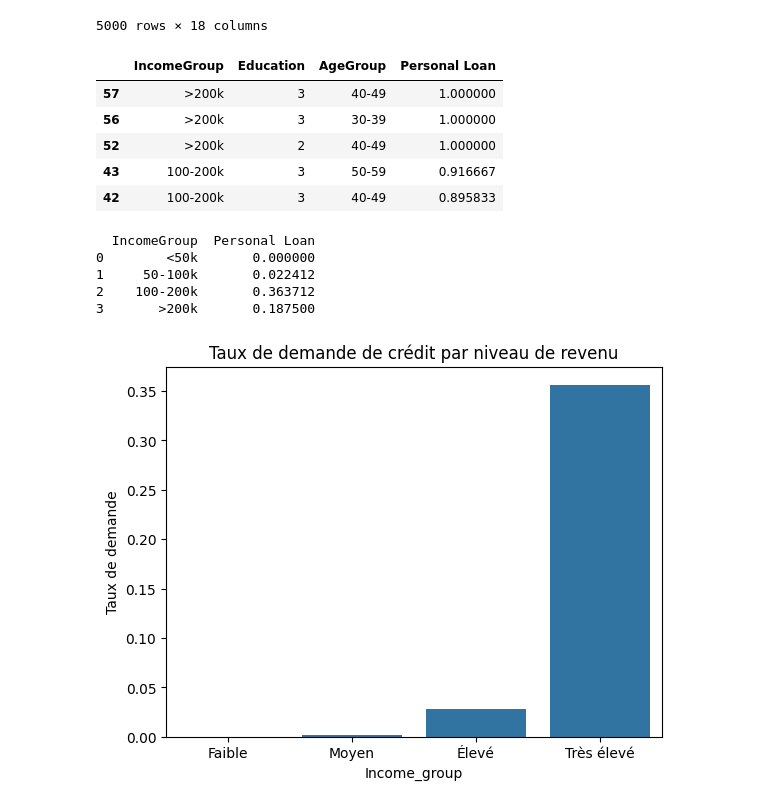
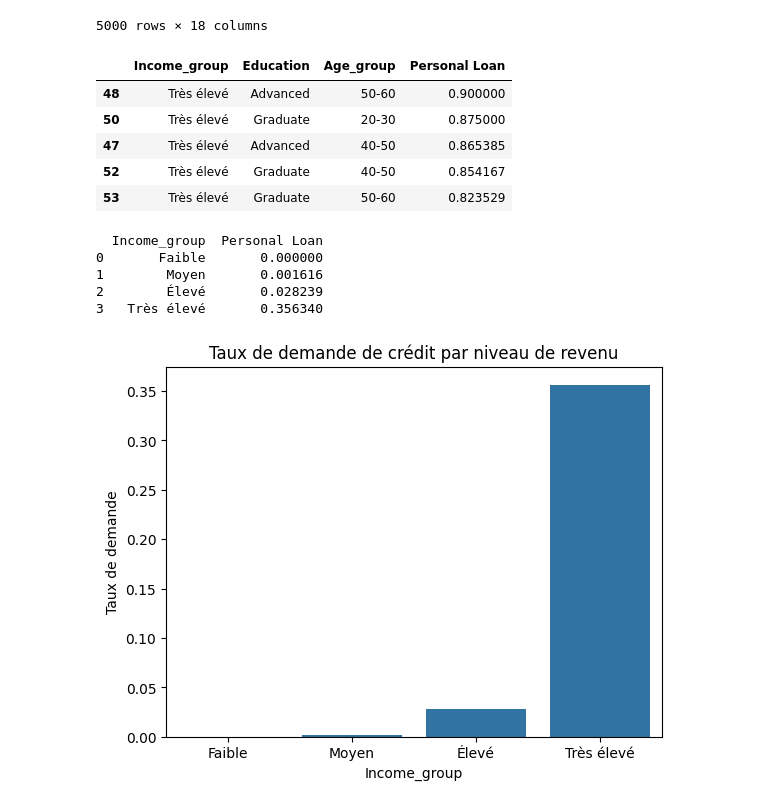
Before and after one commit to mpakaBrice/bank-loan-analysis, a Jupyter notebook: prêt_bancaire_projet.ipynb, the cells around one changed output. Drawn from its saved outputs; the diff is of its cells as text; code cells hidden in the pictures.

```diff
--- a/prêt_bancaire_projet.ipynb
+++ b/prêt_bancaire_projet.ipynb
@@ -380,31 +413,31 @@ df
 5000 rows × 18 columns
 # %%
 profil = df.groupby(
-    ["IncomeGroup", "Education", "AgeGroup"]
+    ["Income_group", "Education", "Age_group"]
 )["Personal Loan"].mean().reset_index()
 
 profil.sort_values("Personal Loan", ascending=False).head(5)
 # %% [output]
-|  | IncomeGroup | Education | AgeGroup | Personal Loan |
-| 57 | >200k | 3 | 40-49 | 1.000000 |
-| 56 | >200k | 3 | 30-39 | 1.000000 |
-| 52 | >200k | 2 | 40-49 | 1.000000 |
-| 43 | 100-200k | 3 | 50-59 | 0.916667 |
-| 42 | 100-200k | 3 | 40-49 | 0.895833 |
+|  | Income_group | Education | Age_group | Personal Loan |
+| 48 | Très élevé | Advanced | 50-60 | 0.900000 |
+| 50 | Très élevé | Graduate | 20-30 | 0.875000 |
+| 47 | Très élevé | Advanced | 40-50 | 0.865385 |
+| 52 | Très élevé | Graduate | 40-50 | 0.854167 |
+| 53 | Très élevé | Graduate | 50-60 | 0.823529 |
 # %%
 taux_income = (
-    df.groupby("IncomeGroup")["Personal Loan"]
+    df.groupby("Income_group")["Personal Loan"]
       .mean()
       .reset_index()
 )
 
 print(taux_income)
 # %% [output]
-  IncomeGroup  Personal Loan
-0        <50k       0.000000
-1     50-100k       0.022412
-2    100-200k       0.363712
-3       >200k       0.187500
+  Income_group  Personal Loan
+0       Faible       0.000000
+1        Moyen       0.001616
+2        Élevé       0.028239
+3   Très élevé       0.356340
 # %%
 sns.barplot(data=taux_income, x="Income_group", y="Personal Loan")
 plt.title("Taux de demande de crédit par niveau de revenu")
```
Also changed, not shown: parts of 5 cells of this notebook.
